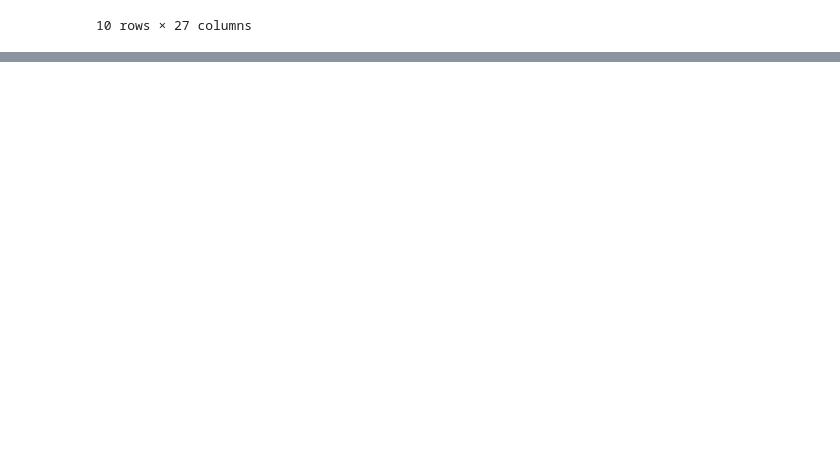
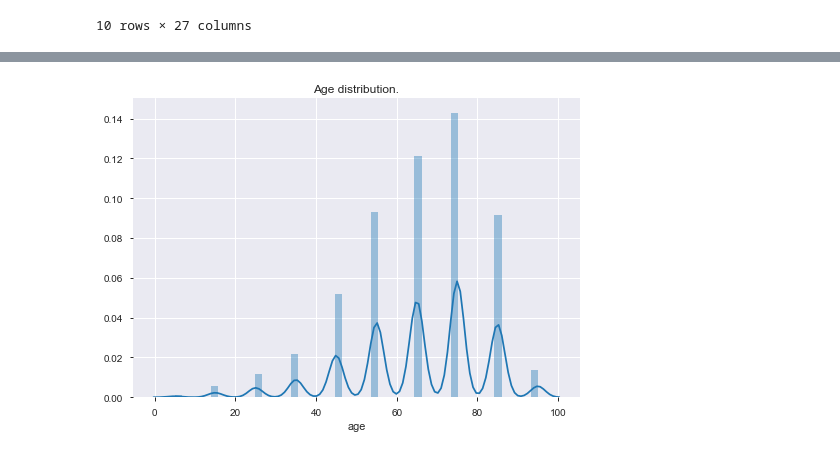
Before and after one commit to gauravkantrod/GLProject, a Jupyter notebook: Diabetes.ipynb, the cells around one changed output, grey strips where cells are left out. Drawn from its saved outputs; the diff is of its cells as text; code cells hidden in the pictures; blank space fills up the shorter version.

```diff
--- a/Diabetes.ipynb
+++ b/Diabetes.ipynb
@@ -506,0 +688,6 @@ df_with_med.to_excel("df_with_med.xlsx")
+# %%
+sns.distplot(df_with_med['age'])
+plt.title('Age distribution.')
+plt.show()
+# %% [output]
+[figure, added]
```
Also changed, not shown: parts of 31 cells of this notebook, 2 other files.
